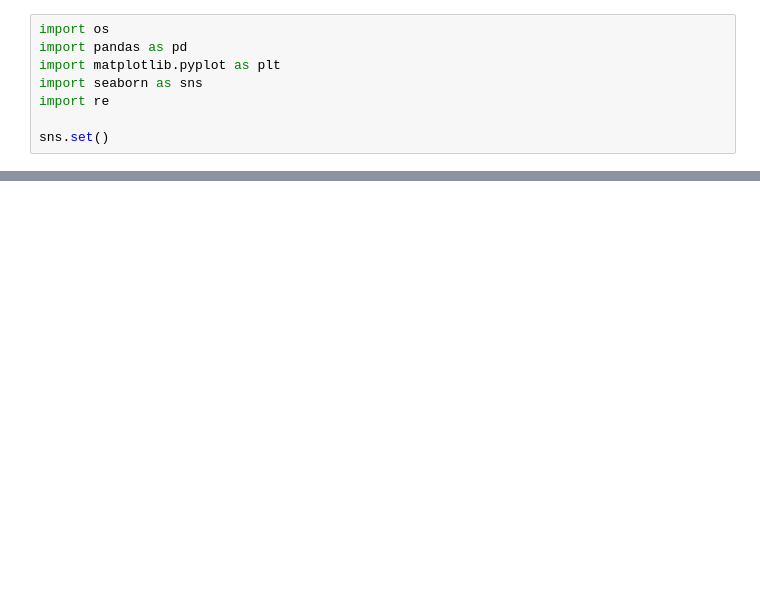
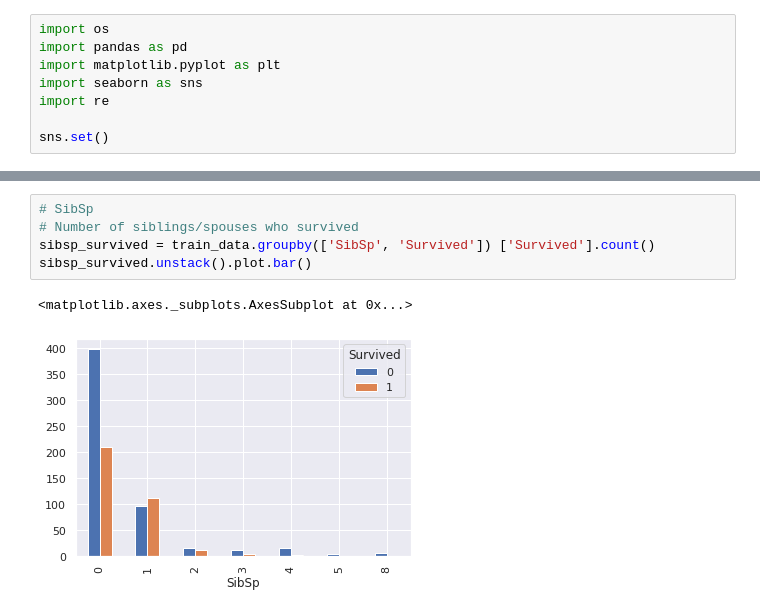
Before and after one commit to silasjimmy/Titanic-Project, a Jupyter notebook: Data Analysis.ipynb, the cells around one changed output, grey strips where cells are left out. Saved outputs shown, nothing was run; the diff lists cells and outputs as text; blank space fills up the shorter version.

```diff
--- a/Data Analysis.ipynb
+++ b/Data Analysis.ipynb
@@ -164 +130,9 @@ train_data['Age'] = train_data['Age'].apply(age_category)
+# %%
+# SibSp
+# Number of siblings/spouses who survived
+sibsp_survived = train_data.groupby(['SibSp', 'Survived']) ['Survived'].count()
+sibsp_survived.unstack().plot.bar()
+# %% [output]
+<matplotlib.axes._subplots.AxesSubplot at 0x...>
+[figure, added]
 # %%
```
Also changed, not shown: parts of 14 cells of this notebook.
